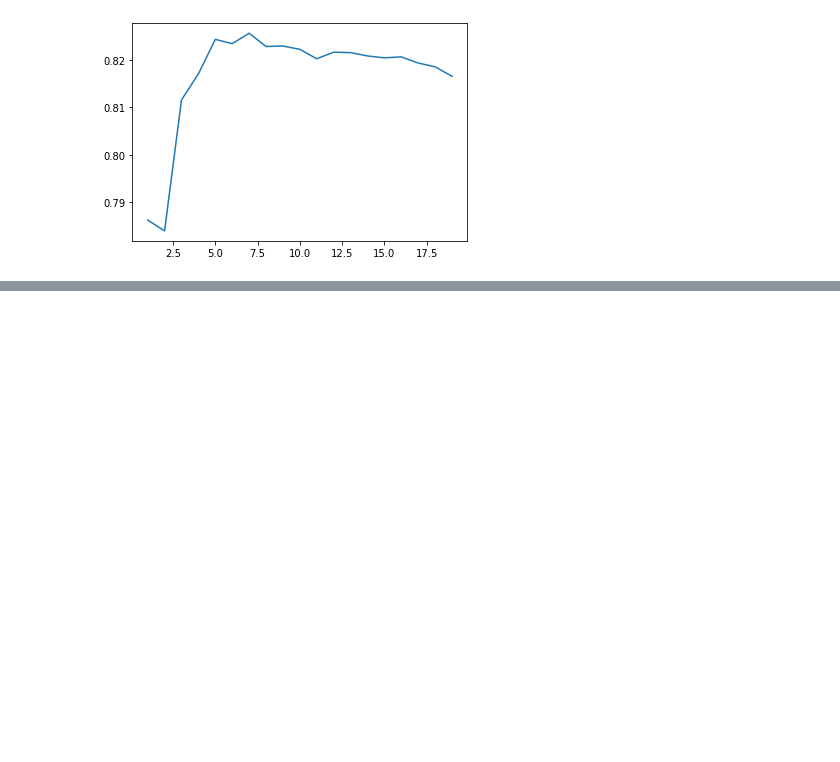
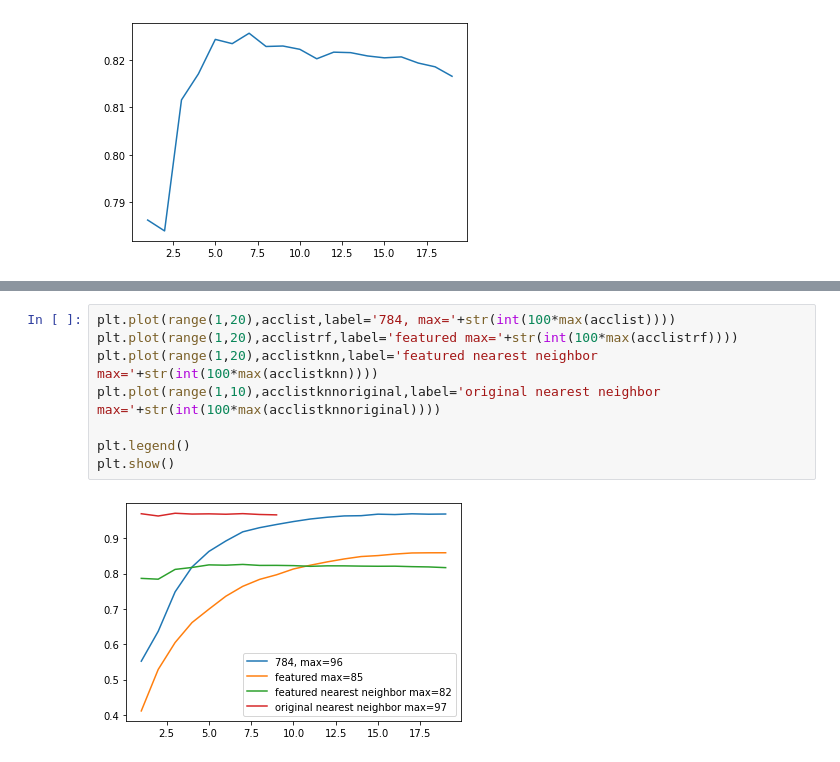
Before and after one commit to aSafarpoor/DIP, a Jupyter notebook: DIP_hw4_99210301.ipynb, the cells around one changed output, grey strips where cells are left out. Drawn from its saved outputs; the diff is of its cells as text; blank space fills up the shorter version.

```diff
--- a/DIP_hw4_99210301.ipynb
+++ b/DIP_hw4_99210301.ipynb
@@ -1226,0 +1276,10 @@ plt.show()
+# %%
+plt.plot(range(1,20),acclist,label='784, max='+str(int(100*max(acclist))))
+plt.plot(range(1,20),acclistrf,label='featured max='+str(int(100*max(acclistrf))))
+plt.plot(range(1,20),acclistknn,label='featured nearest neighbor max='+str(int(100*max(acclistknn))))
+plt.plot(range(1,10),acclistknnoriginal,label='original nearest neighbor max='+str(int(100*max(acclistknnoriginal))))
+
+plt.legend()
+plt.show()
+# %% [output]
+[figure, added]
```
Also changed, not shown: parts of 10 cells of this notebook.
